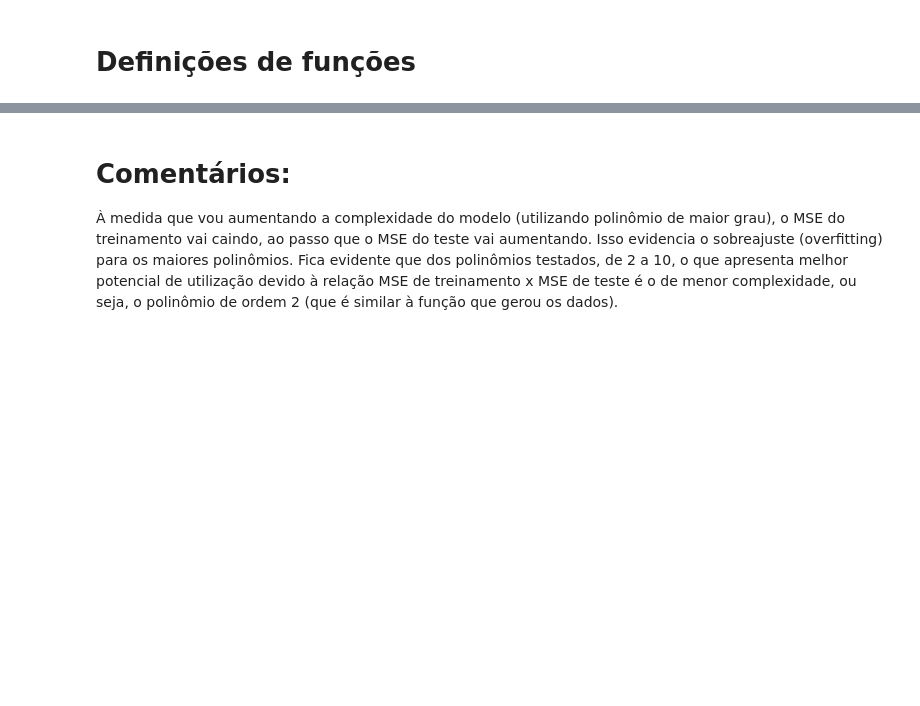
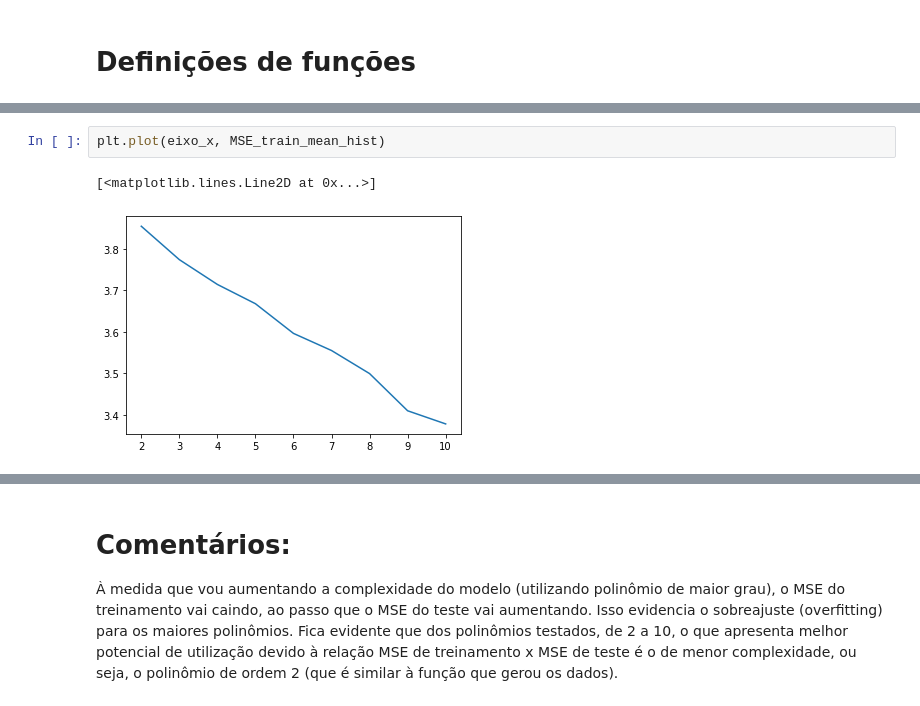
Before and after one commit to julianovale/PO450, a Jupyter notebook: Semana04_PO450_Atividade.ipynb, the cells around one changed output, grey strips where cells are left out. Cells and saved outputs as stored; diff of their text form; blank space fills up the shorter version.

```diff
--- a/Semana04_PO450_Atividade.ipynb
+++ b/Semana04_PO450_Atividade.ipynb
@@ -641,0 +72,5 @@ MSE train média:  3.36561012013258
+# %%
+plt.plot(eixo_x, MSE_train_mean_hist)
+# %% [output]
+[<matplotlib.lines.Line2D at 0x...>]
+[figure, added]
```
Also changed, not shown: parts of 24 cells of this notebook.
